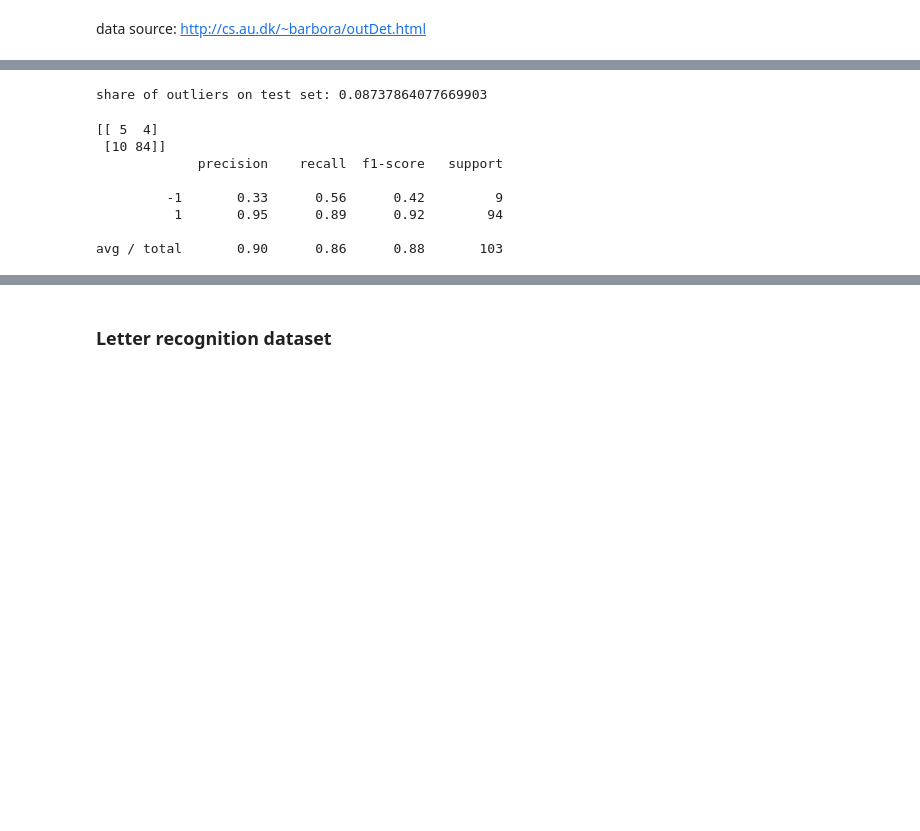
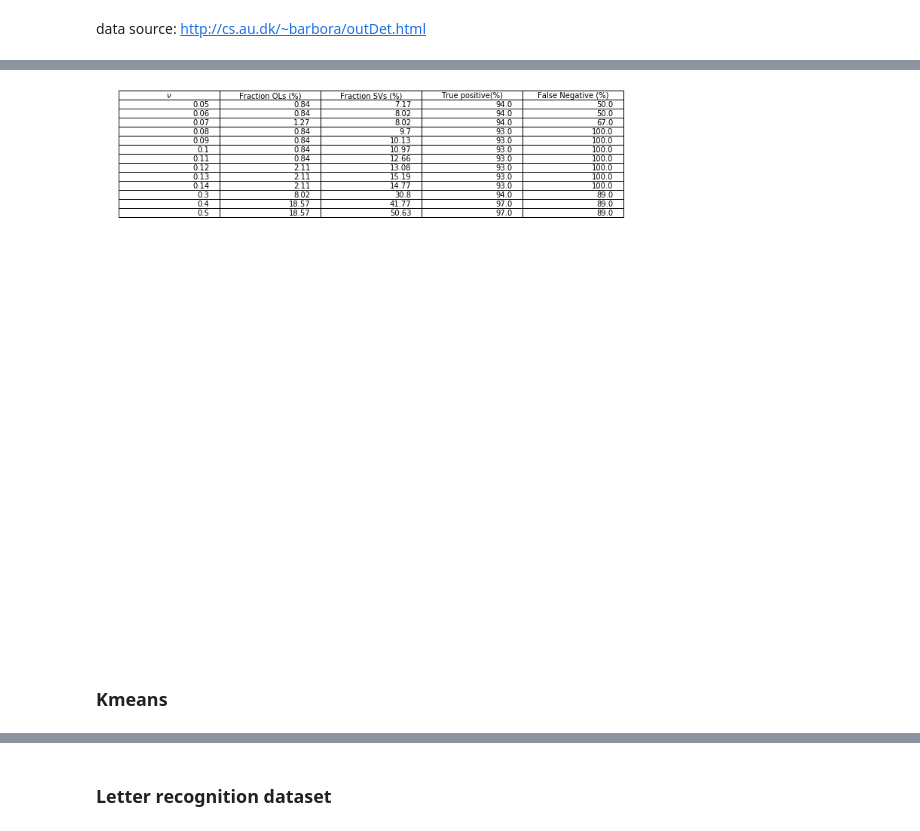
Before and after one commit to AntoineG92/Anomaly-detection-One-Class-SVM, a Jupyter notebook: OSVM_simulations_kernels.ipynb, the cells around one changed output, grey strips where cells are left out. Cells and saved outputs as stored; diff of their text form; code cells hidden in the pictures; blank space fills up the shorter version.

```diff
--- a/OSVM_simulations_kernels.ipynb
+++ b/OSVM_simulations_kernels.ipynb
@@ -476,6 +462,5 @@ alpha, rho = fit(X_train, nu, kernel)
 # %%
-y_pred = np.sign(predict(X_train, X_test, alpha, rho, kernel)).flatten()
+kernel = ['RBF',sigma2_best]
+alpha, rho = fit(X_train, nu_best, kernel)
+y_pred_base = predict(X_train, X_test, alpha, rho, kernel).flatten()
+y_pred = np.sign(y_pred_base)
-# %%
-print("share of outliers on test set:",len(y_test[y_test==-1])/len(y_test))
-# %% [output]
-share of outliers on test set: 0.08737864077669903
@@ -482,13 +470,41 @@ share of outliers on test set: 0.08737864077669903
 # %%
 from sklearn.metrics import confusion_matrix, classification_report
-print(confusion_matrix(y_test,y_pred))
+conf = confusion_matrix(y_test,y_pred)
+print(conf)
 print(classification_report(y_test,y_pred))
+print("false positive rate:",np.round(conf[1][0]/np.sum(conf[0][0]+conf[1][0]),2))
-# %% [output]
-[[ 5  4]
- [10 84]]
-             precision    recall  f1-score   support
-
-         -1       0.33      0.56      0.42         9
-          1       0.95      0.89      0.92        94
-
-avg / total       0.90      0.86      0.88       103
+# %%
+def OL_SV(nu_list):
+    nu_list = list(np.arange(0.05,0.15,0.01))+[0.30,0.40,0.50]
+    nu_list = [np.round(n,2) for n in nu_list]
+    OL_list = []
+    SV_list = []
+    True_pos = []
+    False_pos = []
+    kernel = ['RBF',sigma2]
+    n_train = len(X_train)
+    for nu_val in nu_list:
+        alpha, rho = fit(X_train, nu_val, kernel)
+        y_pred = np.sign(predict(X_train, X_test, alpha, rho, kernel)).flatten()
+        conf = confusion_matrix(y_test,y_pred)
+        SV_list.append(np.round(len(alpha[alpha>10**(-6)])/n_train*100,2))
+        OL_list.append( np.round(len(y_pred[y_pred<0])/n_train*100,2) )
+        False_pos.append(100*np.round(conf[1][0]/np.sum(conf[0][0]+conf[1][0]),2))
+        True_pos.append(100*np.round(conf[1][1]/np.sum(conf[0][1]+conf[1][1]),2))
+    return(OL_list,SV_list,True_pos,False_pos)
+# %%
+nu_list = list(np.arange(0.05,0.15,0.01))+[0.30,0.40,0.50]
+nu_list = [np.round(n,2) for n in nu_list]
+OL_list, SV_list, True_pos, False_pos = OL_SV(nu_list)
+data = np.column_stack([nu_list,OL_list,SV_list,True_pos,False_pos])
+# %%
+fig = plt.figure(figsize=(12,10))
+table = plt.table(cellText=data,colLabels=[r'$\nu$','Fraction OLs (%)','Fraction SVs (%)',\
+                                           'True positive(%)','False Negative (%)'],loc='top')
+plt.axis('off')
+plt.grid('off')
+plt.savefig('table_SV_OL')
+# %% [output]
+[figure, added]
+# %% [markdown]
+### Kmeans
```
Also changed, not shown: parts of 32 cells of this notebook, 1 other file.
